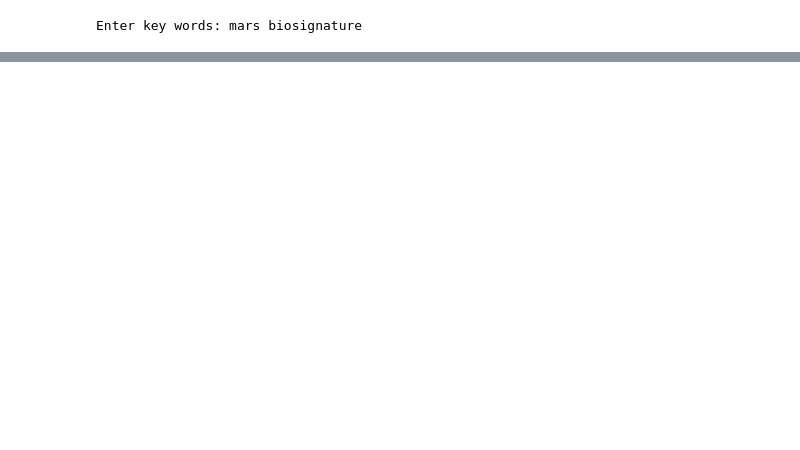
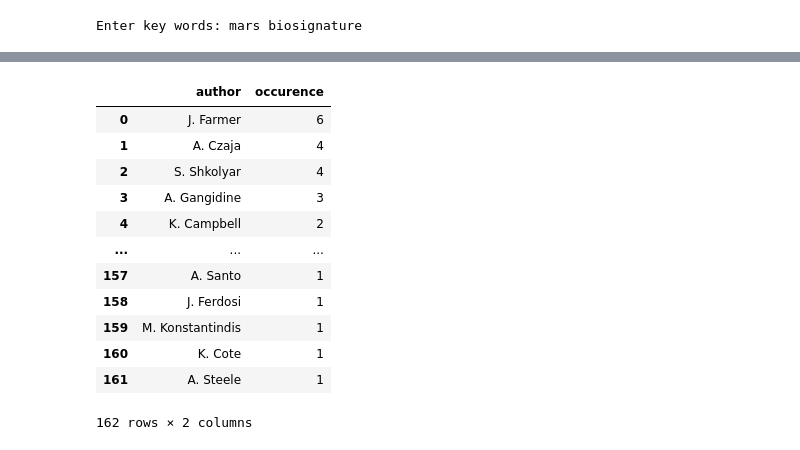
Before and after one commit to jhupiterz/research-analytics, a Jupyter notebook: Notebooks/semantic_api.ipynb, the cells around one changed output, grey strips where cells are left out. Saved outputs shown, nothing was run; the diff lists cells and outputs as text; code cells hidden in the pictures; blank space fills up the shorter version.

Commit message:
added fields, authors, and line charts

```diff
--- a/Notebooks/semantic_api.ipynb
+++ b/Notebooks/semantic_api.ipynb
@@ -91,0 +96,6 @@ df
+# %%
+authors_list = []
+for index, row in results_df.iterrows():
+    for dict_ in row.authors:
+        authors_list.append(dict_['name'])
+authors_list
@@ -91,0 +120,19 @@ df
+# %%
+most_active_authors = Counter(authors_list).most_common()
+most_active_authors_df = pd.DataFrame(most_active_authors, columns=["author", "occurence"])
+# %%
+most_active_authors_df
+# %% [output]
+|  | author | occurence |
+| 0 | J. Farmer | 6 |
+| 1 | A. Czaja | 4 |
+| 2 | S. Shkolyar | 4 |
+| 3 | A. Gangidine | 3 |
+| 4 | K. Campbell | 2 |
+| ... | ... | ... |
+| 157 | A. Santo | 1 |
+| 158 | J. Ferdosi | 1 |
+| 159 | M. Konstantindis | 1 |
+| 160 | K. Cote | 1 |
+| 161 | A. Steele | 1 |
+162 rows × 2 columns
```
Also changed, not shown: parts of 24 cells of this notebook, 2 other files.
